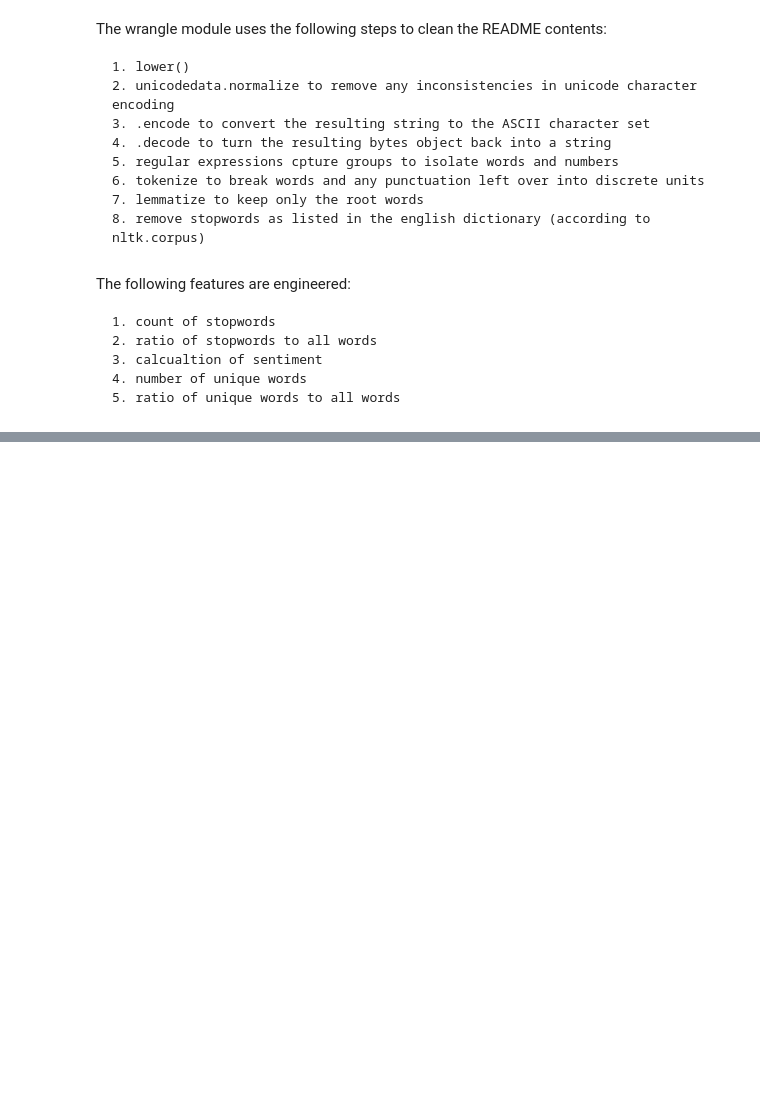
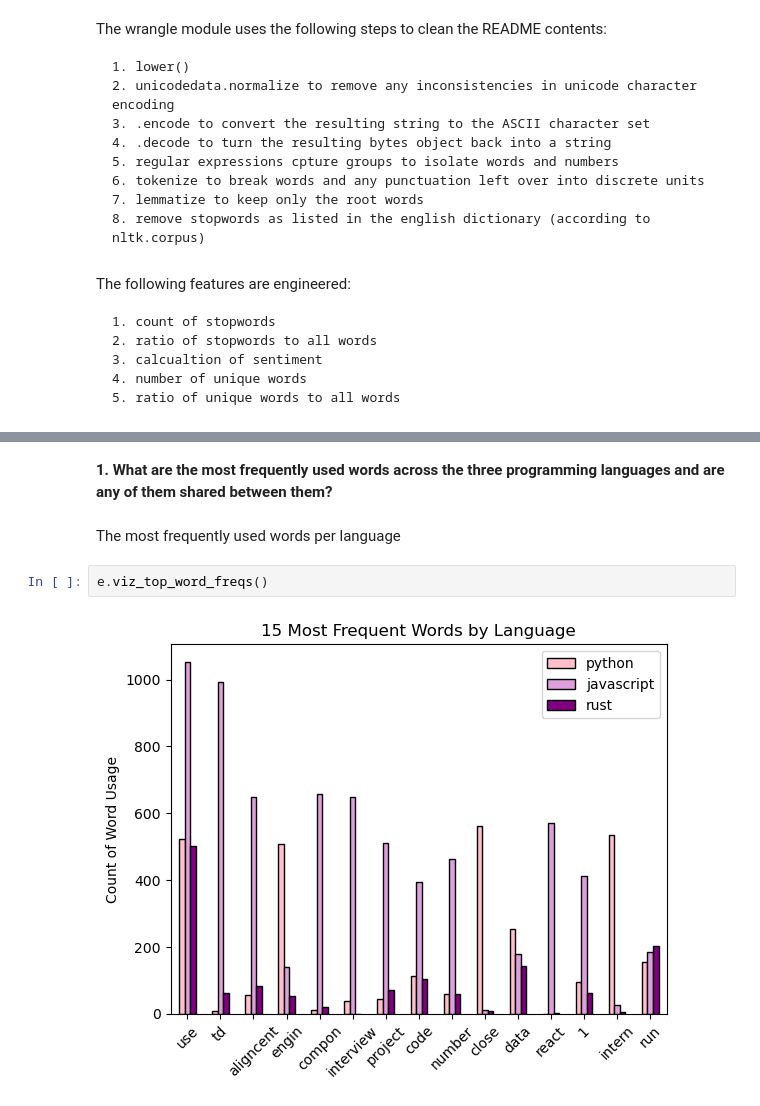
Before and after one commit to EasyNLPeasy/nlp_team_project, a Jupyter notebook: github_repos_nlp_report.ipynb, the cells around one changed output, grey strips where cells are left out. Drawn from its saved outputs; the diff is of its cells as text; blank space fills up the shorter version.

```diff
--- a/github_repos_nlp_report.ipynb
+++ b/github_repos_nlp_report.ipynb
@@ -76,0 +110,8 @@ The following features are engineered:
+# %% [markdown]
+**1. What are the most frequently used words across the three programming languages and are any of them shared between them?**
+# %% [markdown]
+The most frequently used words per language
+# %%
+e.viz_top_word_freqs()
+# %% [output]
+[figure, added]
```
Also changed, not shown: parts of 24 cells of this notebook, 2 other files.
